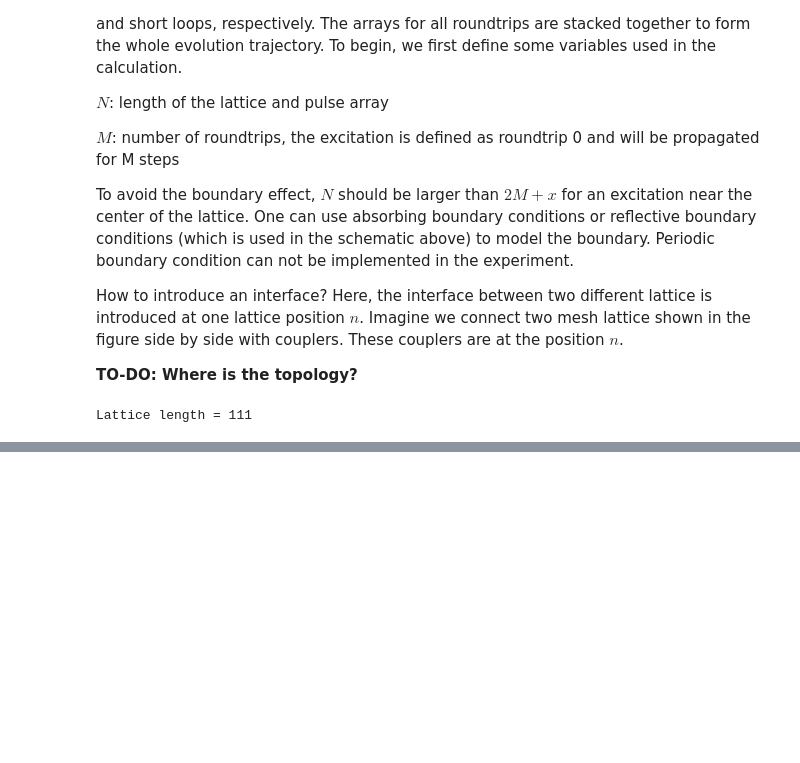
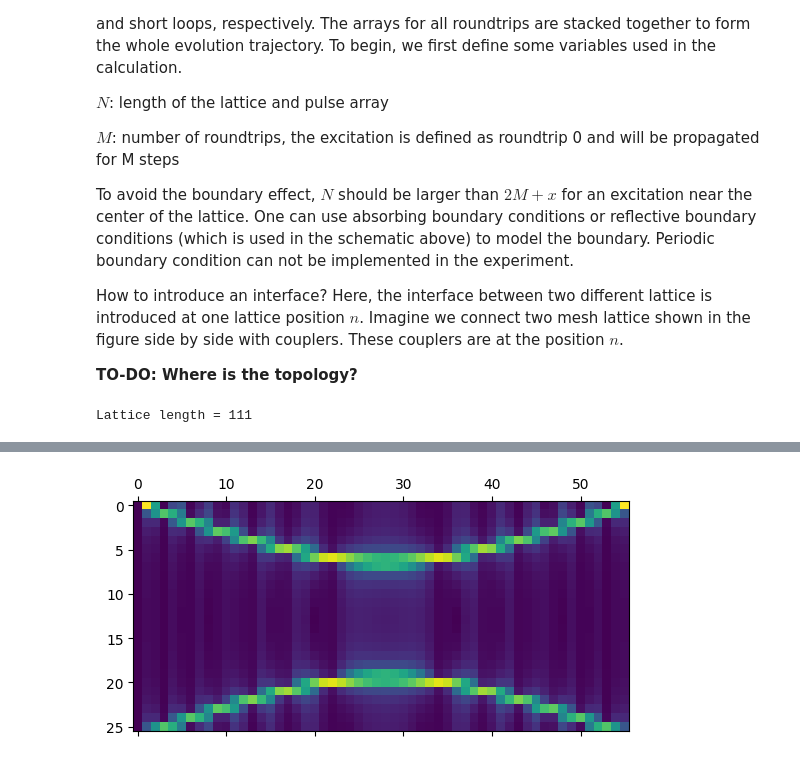
Before and after one commit to nlphotonics/light_walk_in_two_loops, a Jupyter notebook: two_loop_light_walk.ipynb, the cells around one changed output, grey strips where cells are left out. Cells and saved outputs as stored; diff of their text form; code cells hidden in the pictures; blank space fills up the shorter version.

```diff
--- a/two_loop_light_walk.ipynb
+++ b/two_loop_light_walk.ipynb
@@ -315,3 +357,20 @@ plt.show()
+# %%
+# FFT to show band structure when using point excitation
+# Perform 2D FFT
+matrix = evolution_short[0::2,0::2]
+fft_result = np.fft.fft2(matrix)
+
+# Shift zero-frequency component to the center
+fft_shifted = np.fft.fftshift(fft_result)
+
+# Magnitude Spectrum (absolute value)
+magnitude_spectrum = np.abs(fft_shifted)
+
+fig, ax = plt.subplots()
+ax.matshow(magnitude_spectrum)
+plt.show()
+# %% [output]
+[figure, added]
 # %%
 # save figure to current folder
 import os
```
Also changed, not shown: parts of 3 cells of this notebook.
